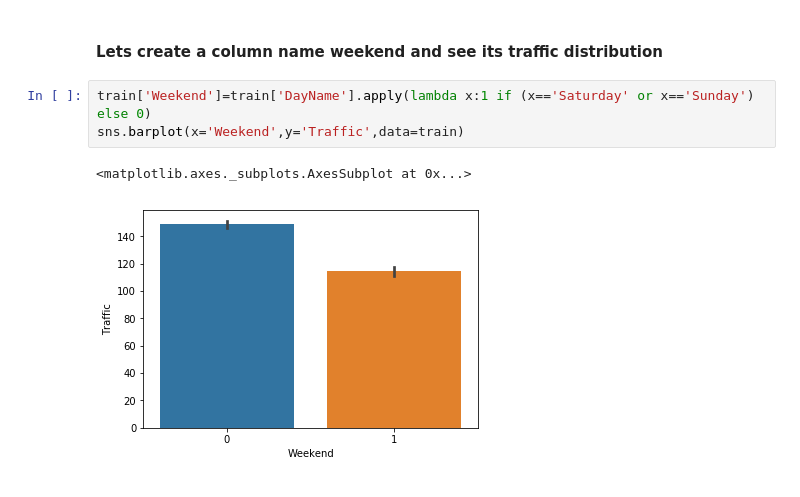
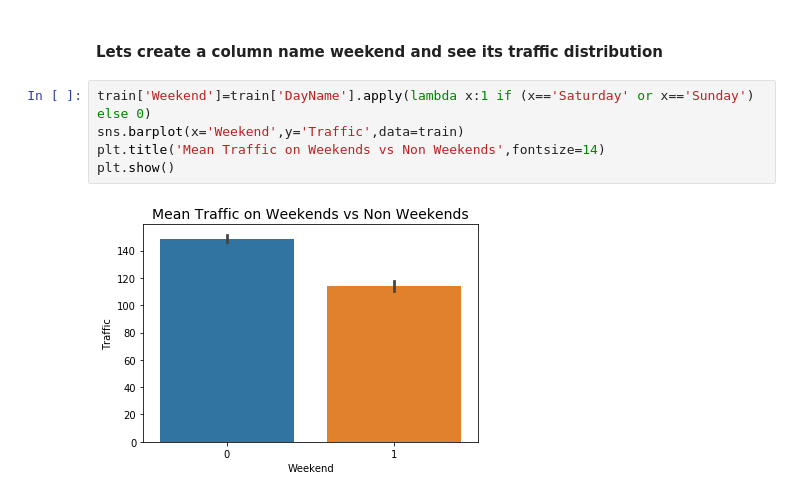
Before and after one commit to vshah24/JupyterNotebook, a Jupyter notebook: TimeSeriesForecast.ipynb, the cells around one changed output. Cells and saved outputs as stored; diff of their text form.

```diff
--- a/TimeSeriesForecast.ipynb
+++ b/TimeSeriesForecast.ipynb
@@ -112,8 +112,9 @@ sns.barplot(x='DayName',y='Traffic',data=train)
 # %%
 train['Weekend']=train['DayName'].apply(lambda x:1 if (x=='Saturday' or x=='Sunday')  else 0)
 sns.barplot(x='Weekend',y='Traffic',data=train)
+plt.title('Mean Traffic on Weekends vs Non Weekends',fontsize=14)
+plt.show()
 # %% [output]
-<matplotlib.axes._subplots.AxesSubplot at 0x...>
-[figure, old version]
+[figure, new version]
 # %%
 train.drop('ID',1,inplace=True)
```
Also changed, not shown: parts of 30 cells of this notebook.
